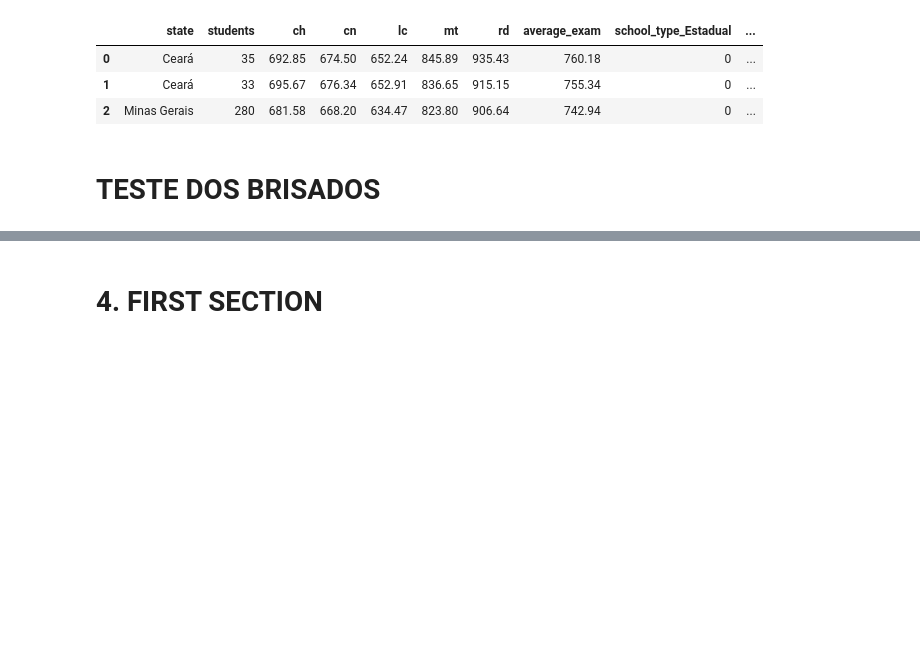
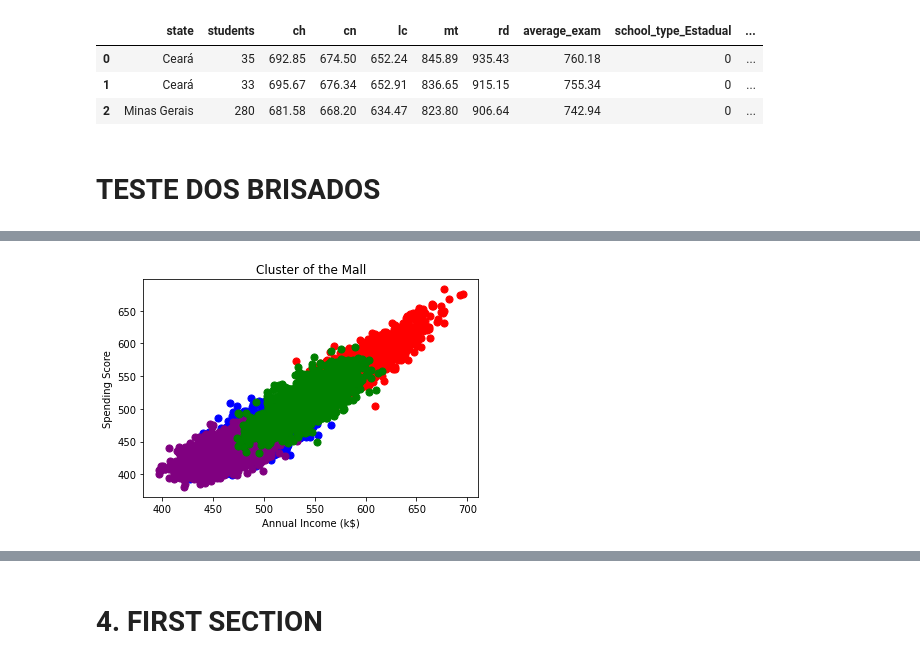
Before and after one commit to mariliasilva22/ml-ca2, a Jupyter notebook: ENEM_Brisados_2022055.ipynb, the cells around one changed output, grey strips where cells are left out. Cells and saved outputs as stored; diff of their text form; code cells hidden in the pictures; blank space fills up the shorter version.

```diff
--- a/ENEM_Brisados_2022055.ipynb
+++ b/ENEM_Brisados_2022055.ipynb
@@ -630,0 +663,20 @@ NameError: name 'X' is not defined
+# %%
+#Importing and Fitting K-Means to dataset
+kmeans = KMeans(n_clusters = 4, init = 'k-means++', random_state = 0)
+y = kmeans.fit_predict(X)
+# %%
+# Plotting results to show the clusters
+plt.scatter(X[y == 0, 0], X[y == 0, 1], s = 50, c = 'blue', label = 'mid income- mid score')
+plt.scatter(X[y == 1, 0], X[y == 1, 1], s = 50, c = 'red', label = 'low income, high score')
+plt.scatter(X[y == 2, 0], X[y == 2, 1], s = 50, c = 'purple', label = 'high income - high score')
+plt.scatter(X[y == 3, 0], X[y == 3, 1], s = 50, c = 'green', label = 'low income - low score')
+#plt.scatter(X[y == 4, 0], X[y == 4, 1], s = 50, c = 'lightgreen', label = 'high income - low budget')
+
+
+plt.title('Cluster of the Mall')
+plt.xlabel('Annual Income (k$)')
+plt.ylabel('Spending Score')
+#plt.legend(loc='upper right')
+plt.show()
+# %% [output]
+[figure, added]
```
Also changed, not shown: parts of 12 cells of this notebook.
